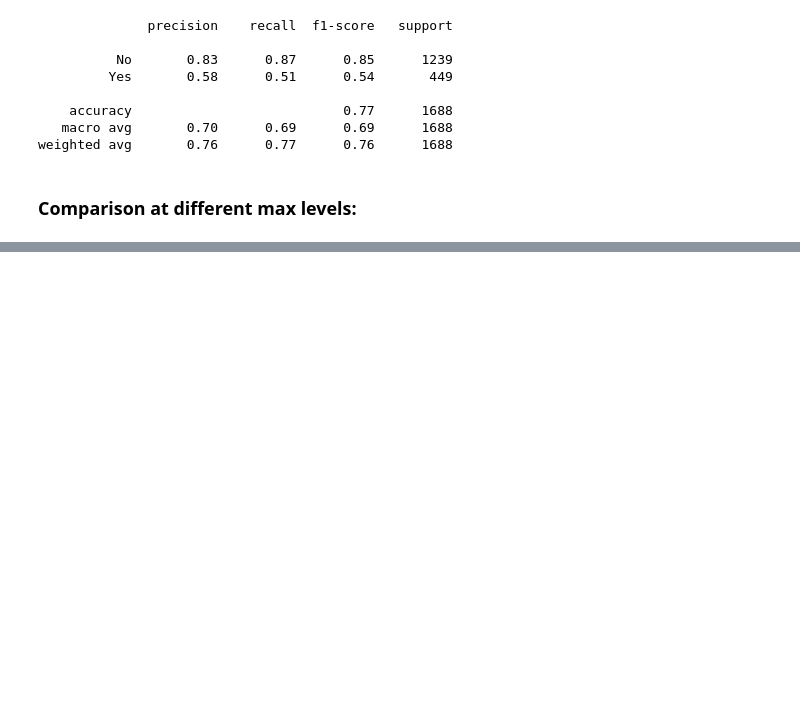
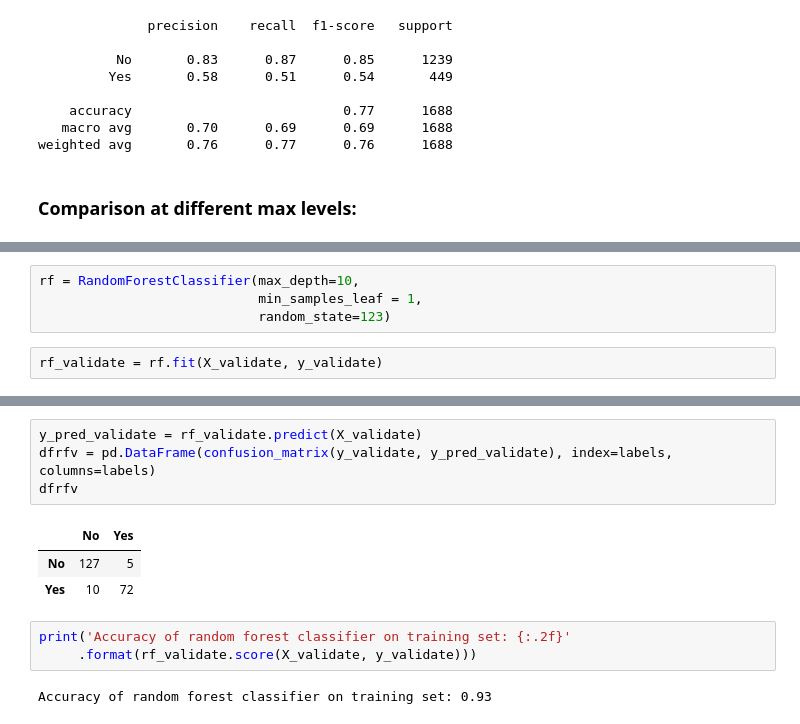
Before and after one commit to Miller-Ryan-1/classification-exercises, a Jupyter notebook: model.ipynb, the cells around one changed output, grey strips where cells are left out. Cells and saved outputs as stored; diff of their text form; blank space fills up the shorter version.

```diff
--- a/model.ipynb
+++ b/model.ipynb
@@ -400,0 +557,6 @@ Accuracy of Decision Tree classifier on validation set: 0.76
+# %%
+rf = RandomForestClassifier(max_depth=10,
+                            min_samples_leaf = 1,
+                            random_state=123)
+# %%
+rf_validate = rf.fit(X_validate, y_validate)
@@ -400,0 +572,13 @@ Accuracy of Decision Tree classifier on validation set: 0.76
+# %%
+y_pred_validate = rf_validate.predict(X_validate)
+dfrfv = pd.DataFrame(confusion_matrix(y_validate, y_pred_validate), index=labels, columns=labels)
+dfrfv
+# %% [output]
+|  | No | Yes |
+| No | 127 | 5 |
+| Yes | 10 | 72 |
+# %%
+print('Accuracy of random forest classifier on training set: {:.2f}'
+     .format(rf_validate.score(X_validate, y_validate)))
+# %% [output]
+Accuracy of random forest classifier on training set: 0.93
```
Also changed, not shown: parts of 56 cells of this notebook.
